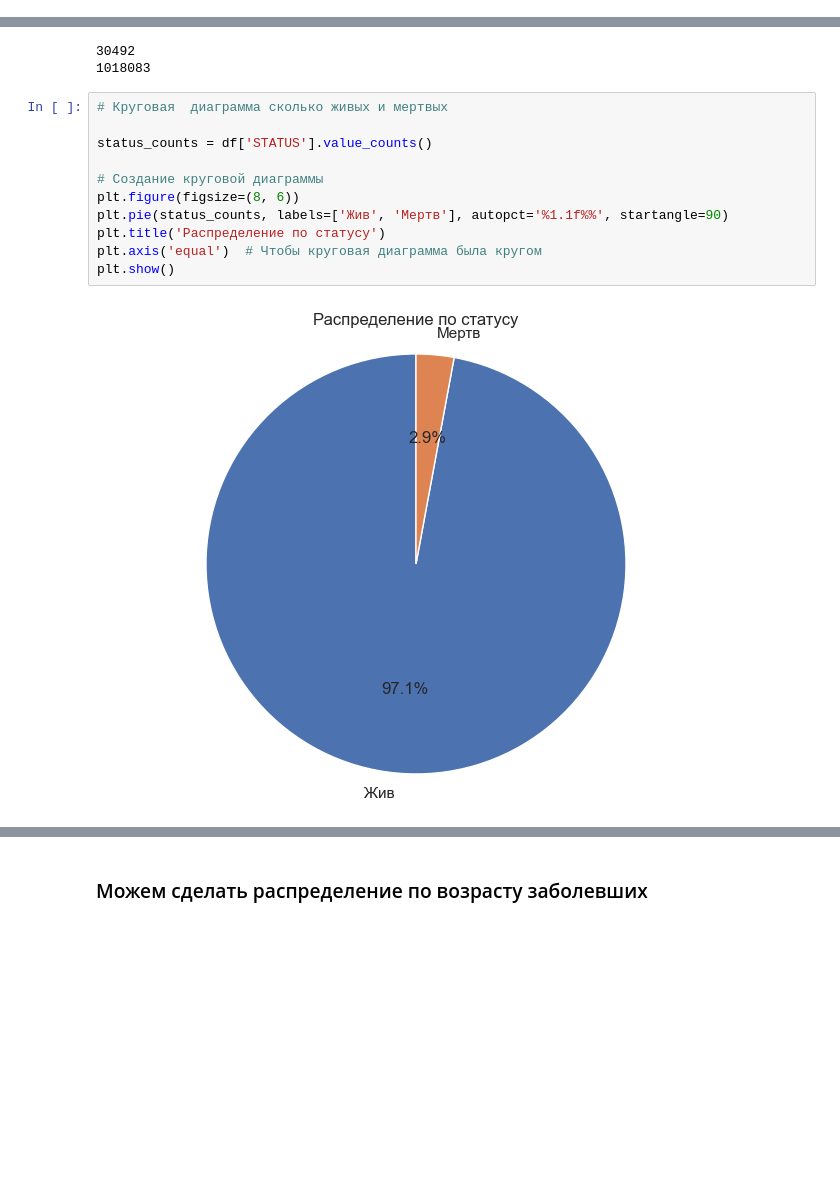
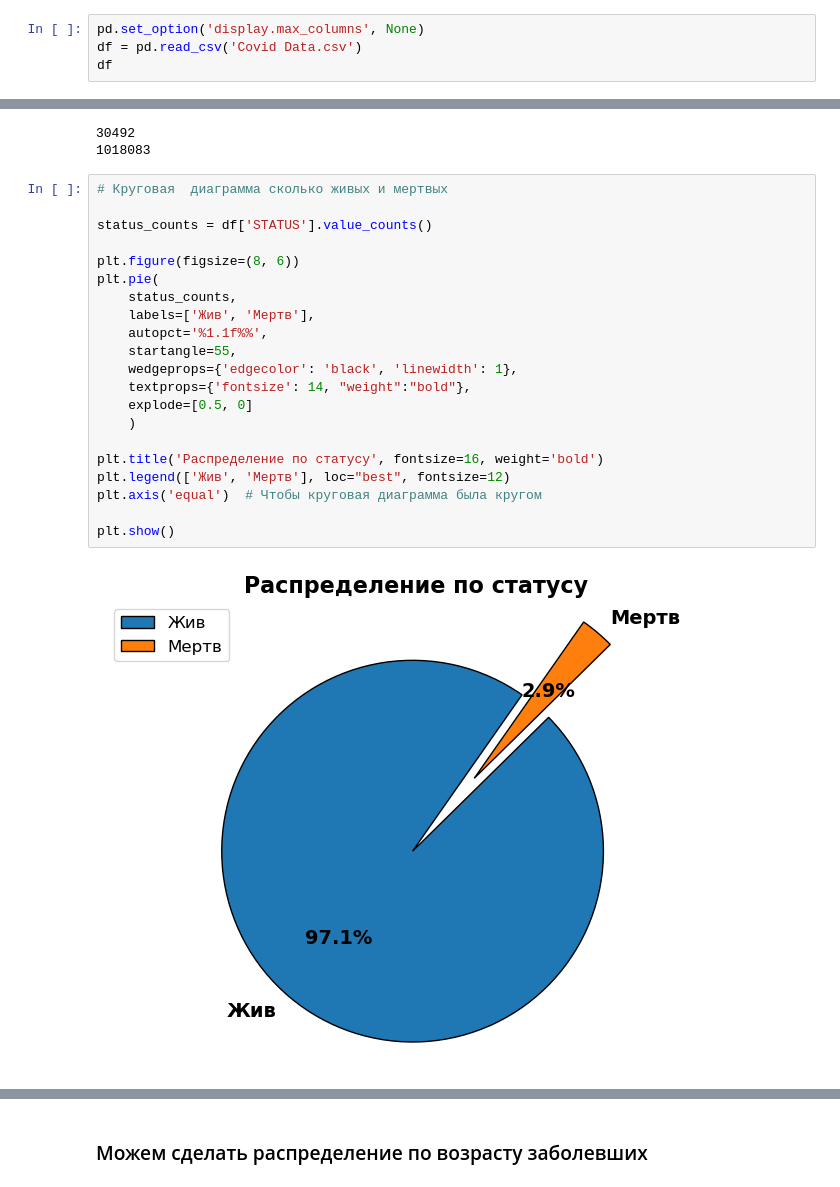
Before and after one commit to logickoff123/Analyzing-data, a Jupyter notebook: covid.ipynb, the cells around one changed output, grey strips where cells are left out. Saved outputs shown, nothing was run; the diff lists cells and outputs as text; blank space fills up the shorter version.

```diff
--- a/covid.ipynb
+++ b/covid.ipynb
@@ -19,3 +19,7 @@ df
 | 1048573 | 2 | 13 | 2 | 1 | 9999-99-99 | 97 | 2 | 28 | 97 | ... |
 | 1048574 | 2 | 13 | 2 | 1 | 9999-99-99 | 97 | 2 | 52 | 97 | ... |
 1048575 rows × 21 columns
+# %%
+pd.set_option('display.max_columns', None)
+df = pd.read_csv('Covid Data.csv')
+df
@@ -150,13 +147,23 @@ print(count_live)
 # %%
 # Круговая  диаграмма сколько живых и мертвых
 
 status_counts = df['STATUS'].value_counts()
 
-# Создание круговой диаграммы
 plt.figure(figsize=(8, 6))
-plt.pie(status_counts, labels=['Жив', 'Мертв'], autopct='%1.1f%%', startangle=90)
-plt.title('Распределение по статусу')
+plt.pie(
+    status_counts,
+    labels=['Жив', 'Мертв'],
+    autopct='%1.1f%%',
+    startangle=55,
+    wedgeprops={'edgecolor': 'black', 'linewidth': 1},
+    textprops={'fontsize': 14, "weight":"bold"},
+    explode=[0.5, 0]
+    )
+
+plt.title('Распределение по статусу', fontsize=16, weight='bold')
+plt.legend(['Жив', 'Мертв'], loc="best", fontsize=12)
 plt.axis('equal')  # Чтобы круговая диаграмма была кругом
+
 plt.show()
 # %% [output]
-[figure, old version]
+[figure, new version]
```
Also changed, not shown: parts of 15 cells of this notebook.
